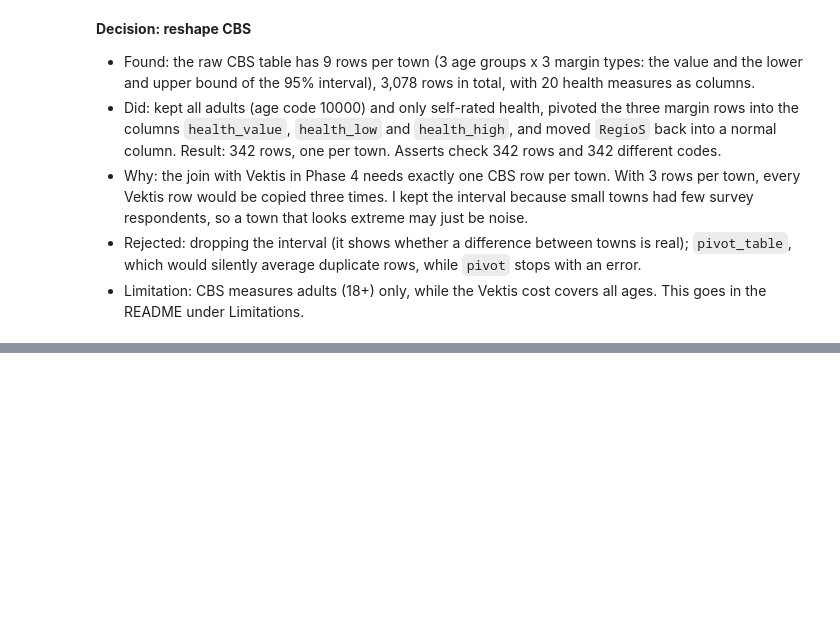
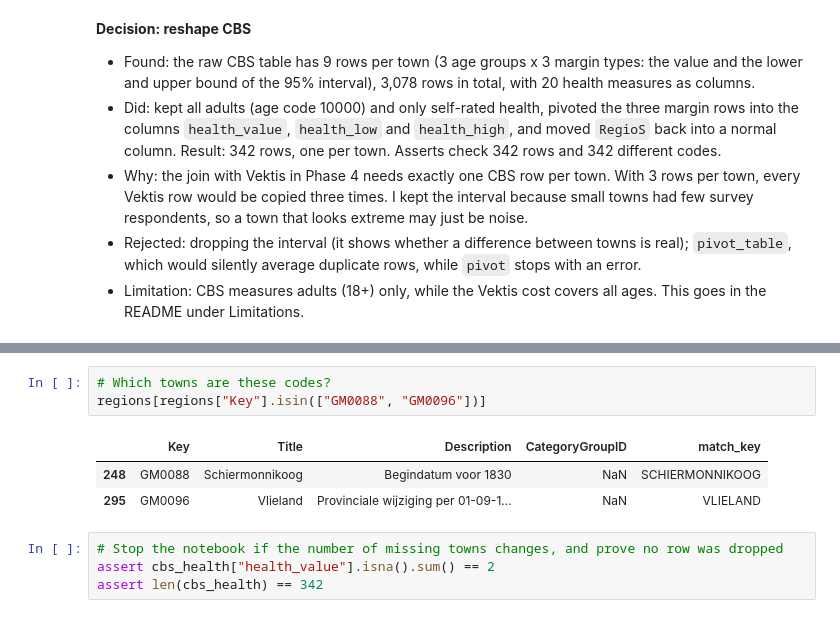
Before and after one commit to FaraRahimi/health-cost-benchmark, a Jupyter notebook: notebooks/02_clean.ipynb, the cells around one changed output, grey strips where cells are left out. Drawn from its saved outputs; the diff is of its cells as text; blank space fills up the shorter version.

Commit message:
Clean step 9: keep the 2 towns without a health value

```diff
--- a/notebooks/02_clean.ipynb
+++ b/notebooks/02_clean.ipynb
@@ -541,0 +561,11 @@ assert cbs_health["RegioS"].nunique() == 342
+# %%
+# Which towns are these codes?
+regions[regions["Key"].isin(["GM0088", "GM0096"])]
+# %% [output]
+|  | Key | Title | Description | CategoryGroupID | match_key |
+| 248 | GM0088 | Schiermonnikoog | Begindatum voor 1830 | NaN | SCHIERMONNIKOOG |
+| 295 | GM0096 | Vlieland | Provinciale wijziging per 01-09-1... | NaN | VLIELAND |
+# %%
+# Stop the notebook if the number of missing towns changes, and prove no row was dropped
+assert cbs_health["health_value"].isna().sum() == 2
+assert len(cbs_health) == 342
```
Also changed, not shown: parts of 4 cells of this notebook.
